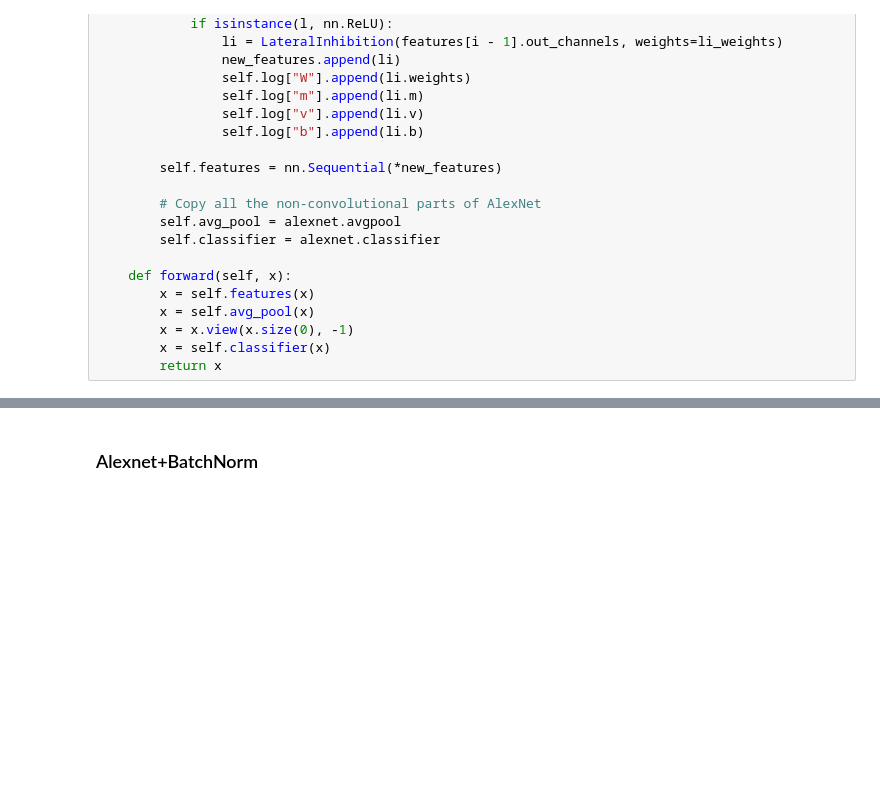
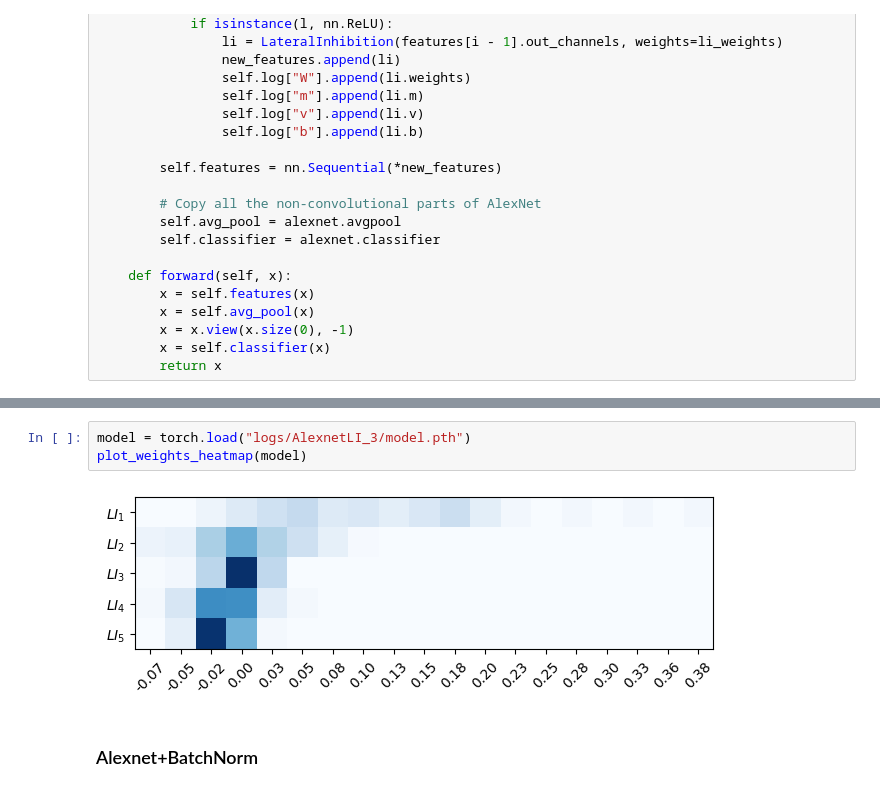
Before and after one commit to julesdubr/lateral_inhibition, a Jupyter notebook: alexnet_resnet.ipynb, the cells around one changed output, grey strips where cells are left out. Cells and saved outputs as stored; diff of their text form; blank space fills up the shorter version.

Commit message:
added logs, saving models

```diff
--- a/alexnet_resnet.ipynb
+++ b/alexnet_resnet.ipynb
@@ -308,3 +396,8 @@ LI layers params (avg, min, max) :
+# %%
+model = torch.load("logs/AlexnetLI_3/model.pth")
+plot_weights_heatmap(model)
+# %% [output]
+[figure, added]
 # %% [markdown]
 ### Alexnet+BatchNorm
 # %%
```
Also changed, not shown: parts of 3 cells of this notebook, 1 other file.
